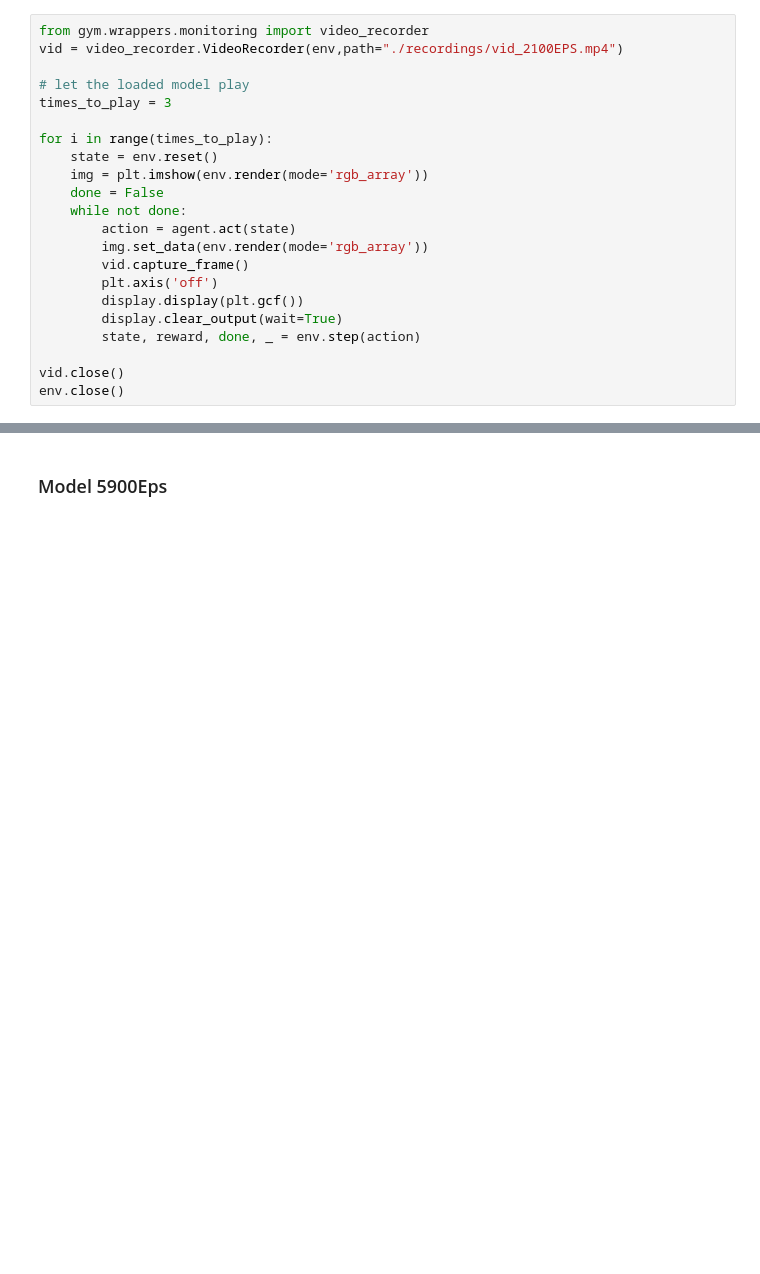
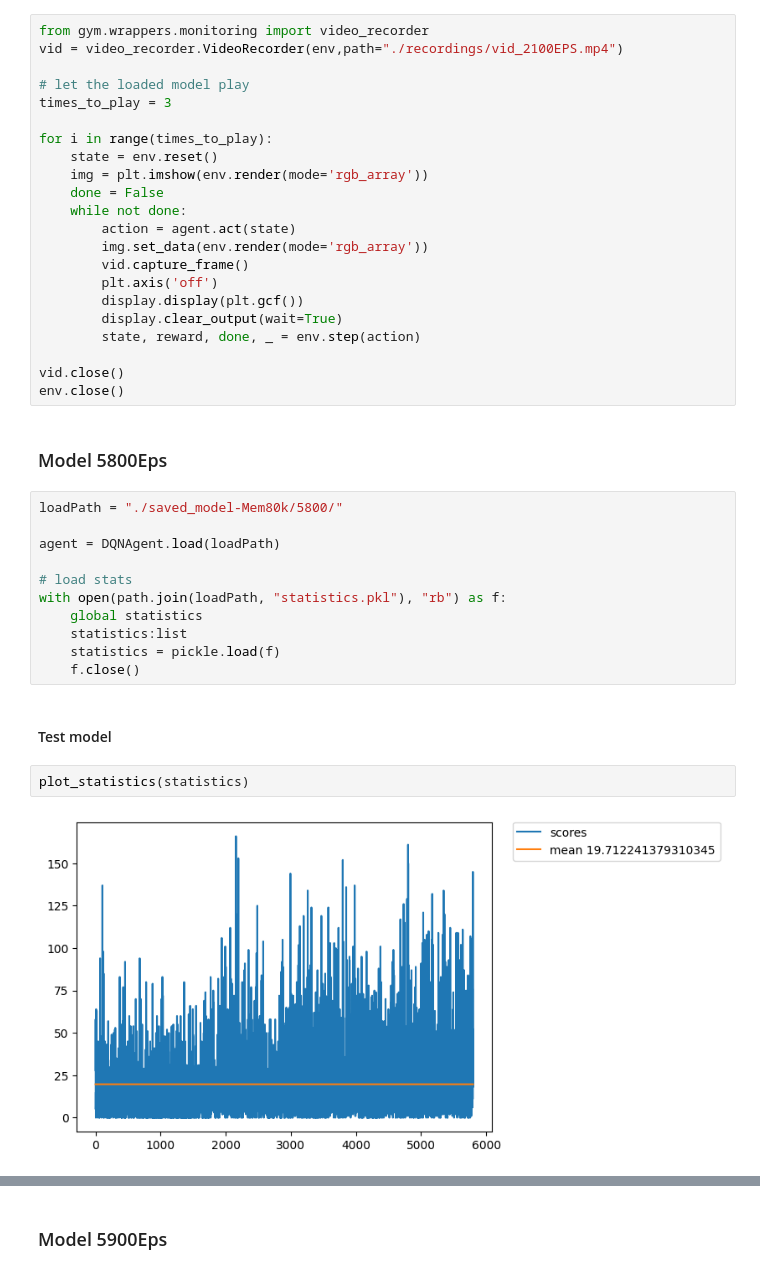
Before and after one commit to Tr33Bug/ML-RL-AtariPinballAgent, a Jupyter notebook: AtariPinball_2.ipynb, the cells around one changed output, grey strips where cells are left out. Cells and saved outputs as stored; diff of their text form; blank space fills up the shorter version.

```diff
--- a/AtariPinball_2.ipynb
+++ b/AtariPinball_2.ipynb
@@ -753,3 +762,22 @@ for i in range(times_to_play):
 
 vid.close()
 env.close()
+# %% [markdown]
+### Model 5800Eps
+# %%
+loadPath = "./saved_model-Mem80k/5800/"
+
+agent = DQNAgent.load(loadPath)
+
+# load stats
+with open(path.join(loadPath, "statistics.pkl"), "rb") as f:
+    global statistics
+    statistics:list
+    statistics = pickle.load(f)
+    f.close()
+# %% [markdown]
+#### Test model
+# %%
+plot_statistics(statistics)
+# %% [output]
+[figure, added]
```
Also changed, not shown: parts of 4 cells of this notebook.
